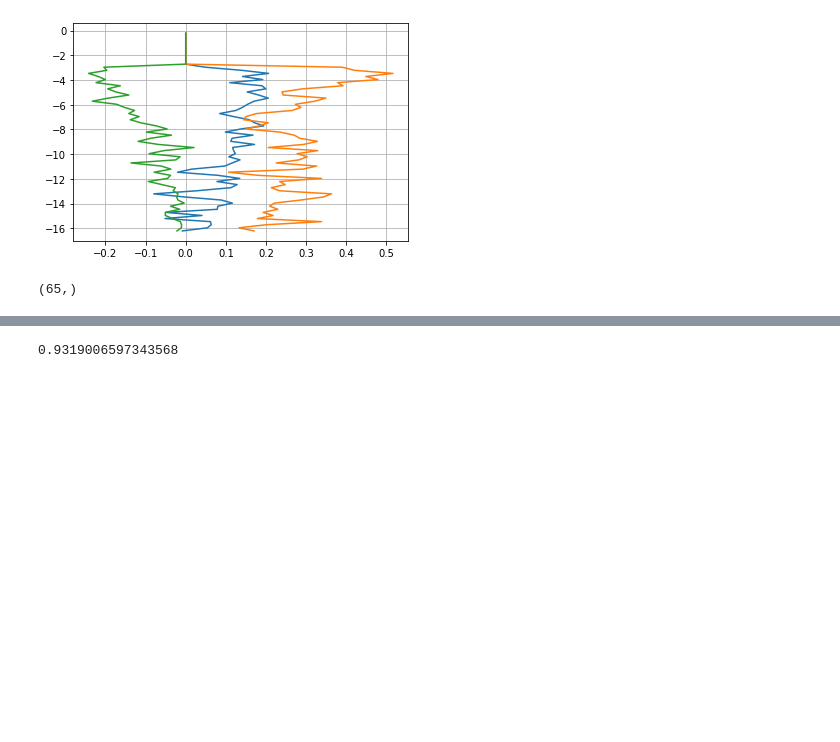
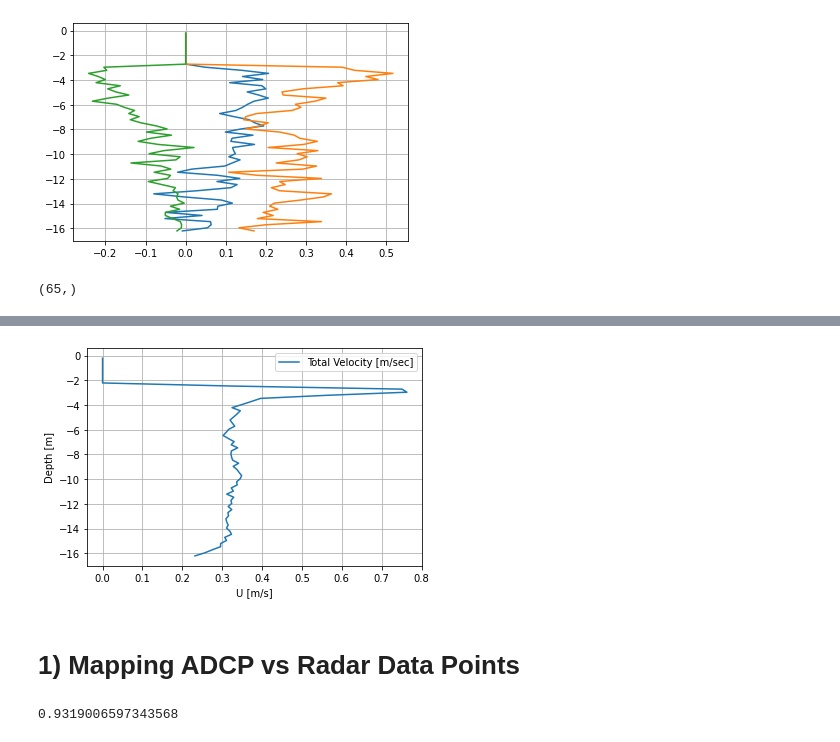
Before and after one commit to joeyanderson1/4th-Year-Thesis, a Jupyter notebook: ADCP Data.ipynb, the cells around one changed output, grey strips where cells are left out. Drawn from its saved outputs; the diff is of its cells as text; code cells hidden in the pictures; blank space fills up the shorter version.

```diff
--- a/ADCP Data.ipynb
+++ b/ADCP Data.ipynb
@@ -61,3 +115,15 @@ time_start
+# %%
+fig, ax = plt.subplots()
+ax.plot(U, z, label='Total Velocity [m/sec]')
+plt.legend()
+plt.grid(True)
+plt.xlabel("U [m/s]")
+plt.ylabel("Depth [m]")
+plt.show()
+# %% [output]
+[figure, added]
+# %% [markdown]
+# 1) Mapping ADCP vs Radar Data Points
 # %%
 def distance(lat1, lon1, lat2, lon2):
     r = 6371 # km
```
Also changed, not shown: parts of 9 cells of this notebook.
